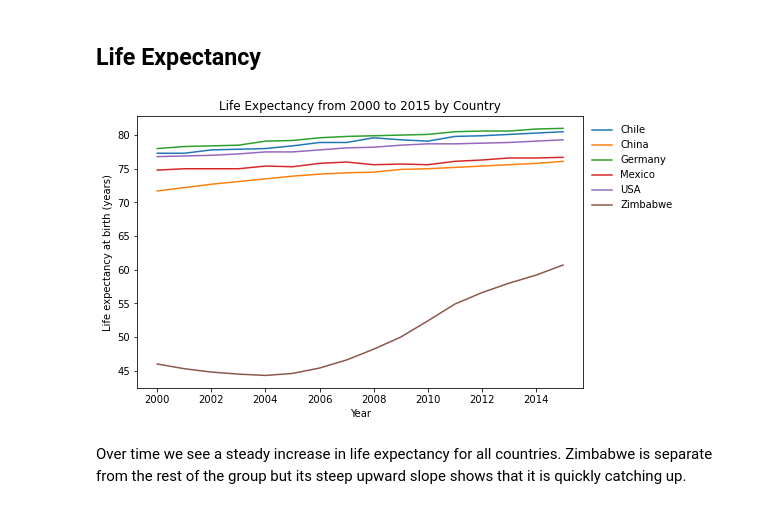
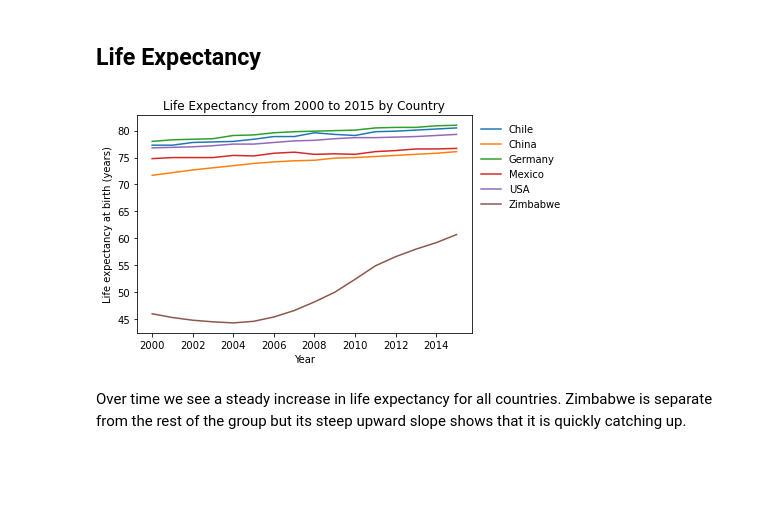
Before and after one commit to max-torch/Life-Expectancy-Codecademy-Portfolio, a Jupyter notebook: life_expectancy_gdp_report.ipynb, the cells around one changed output. Cells and saved outputs as stored; diff of their text form; code cells hidden in the pictures; blank space fills up the shorter version.

```diff
--- a/life_expectancy_gdp_report.ipynb
+++ b/life_expectancy_gdp_report.ipynb
@@ -46,13 +44,13 @@ The six countries in the set are spread out over different continents and region
 # %% [markdown]
 ## Life Expectancy
 # %%
-plt.figure(figsize = (8, 5))
 sns.lineplot(data = df, x = 'Year', y = 'Life expectancy at birth (years)', hue = 'Country')
 plt.title("Life Expectancy from 2000 to 2015 by Country")
 plt.legend(df.Country.unique(), bbox_to_anchor=(1,1), loc = 'upper left', frameon = False)
+# plt.savefig('fig1.svg', transparent=True, bbox_inches='tight')
 plt.show()
 # %% [output]
-[figure, old version]
+[figure, new version]
 # %% [markdown]
 Over time we see a steady increase in life expectancy for all countries. Zimbabwe is separate from the rest of the group but its steep upward slope shows that it is quickly catching up.
 # %%
```
Also changed, not shown: parts of 7 cells of this notebook.
